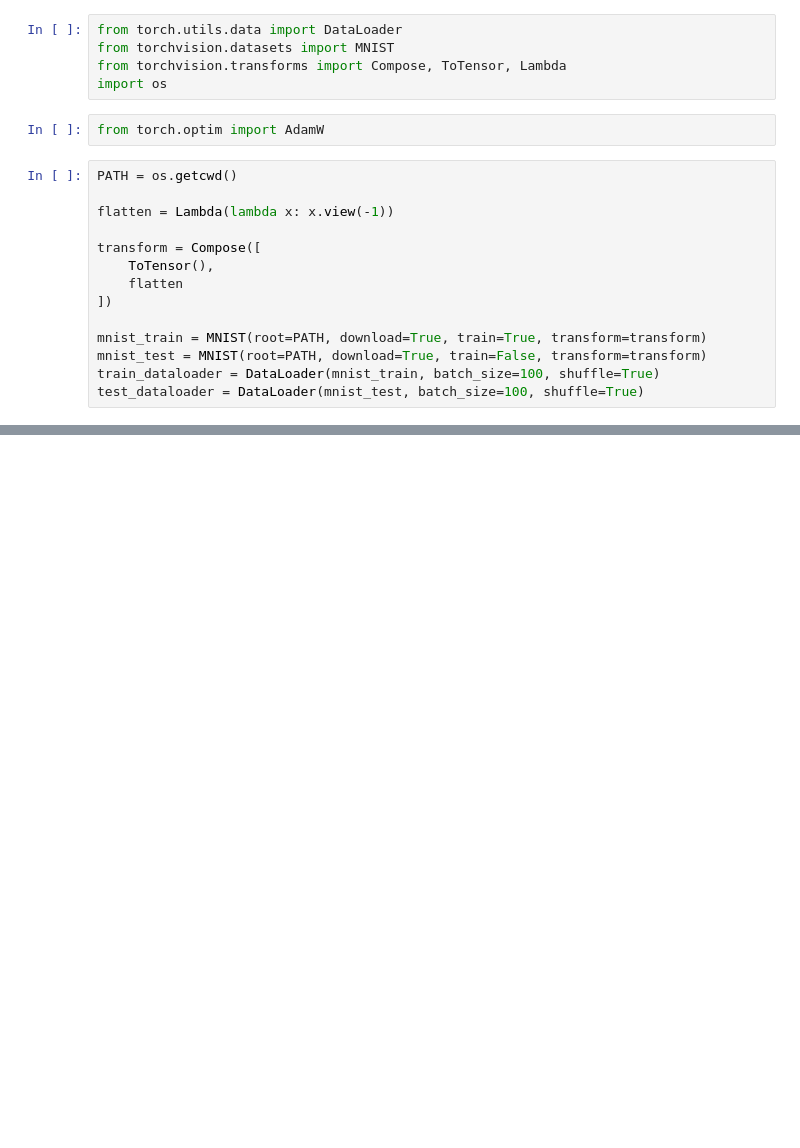
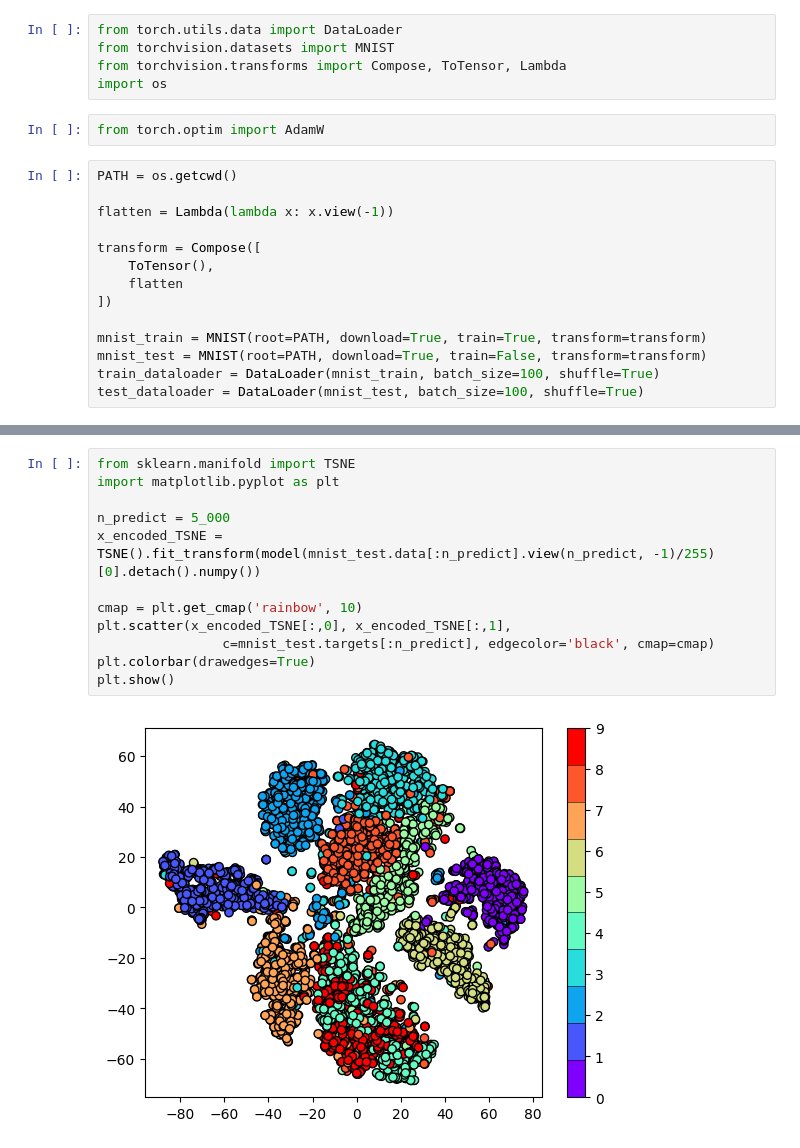
Before and after one commit to ttesmer/build2understand, a Jupyter notebook: autoencoder/Variational Autoencoder.ipynb, the cells around one changed output, grey strips where cells are left out. Drawn from its saved outputs; the diff is of its cells as text; blank space fills up the shorter version.

```diff
--- a/autoencoder/Variational Autoencoder.ipynb
+++ b/autoencoder/Variational Autoencoder.ipynb
@@ -99,0 +142,14 @@ imshow(img.detach().numpy().reshape((28, 28)))
+# %%
+from sklearn.manifold import TSNE
+import matplotlib.pyplot as plt
+
+n_predict = 5_000
+x_encoded_TSNE = TSNE().fit_transform(model(mnist_test.data[:n_predict].view(n_predict, -1)/255)[0].detach().numpy())
+
+cmap = plt.get_cmap('rainbow', 10)
+plt.scatter(x_encoded_TSNE[:,0], x_encoded_TSNE[:,1],
+                c=mnist_test.targets[:n_predict], edgecolor='black', cmap=cmap)
+plt.colorbar(drawedges=True)
+plt.show()
+# %% [output]
+[figure, added]
```
Also changed, not shown: parts of 10 cells of this notebook.
